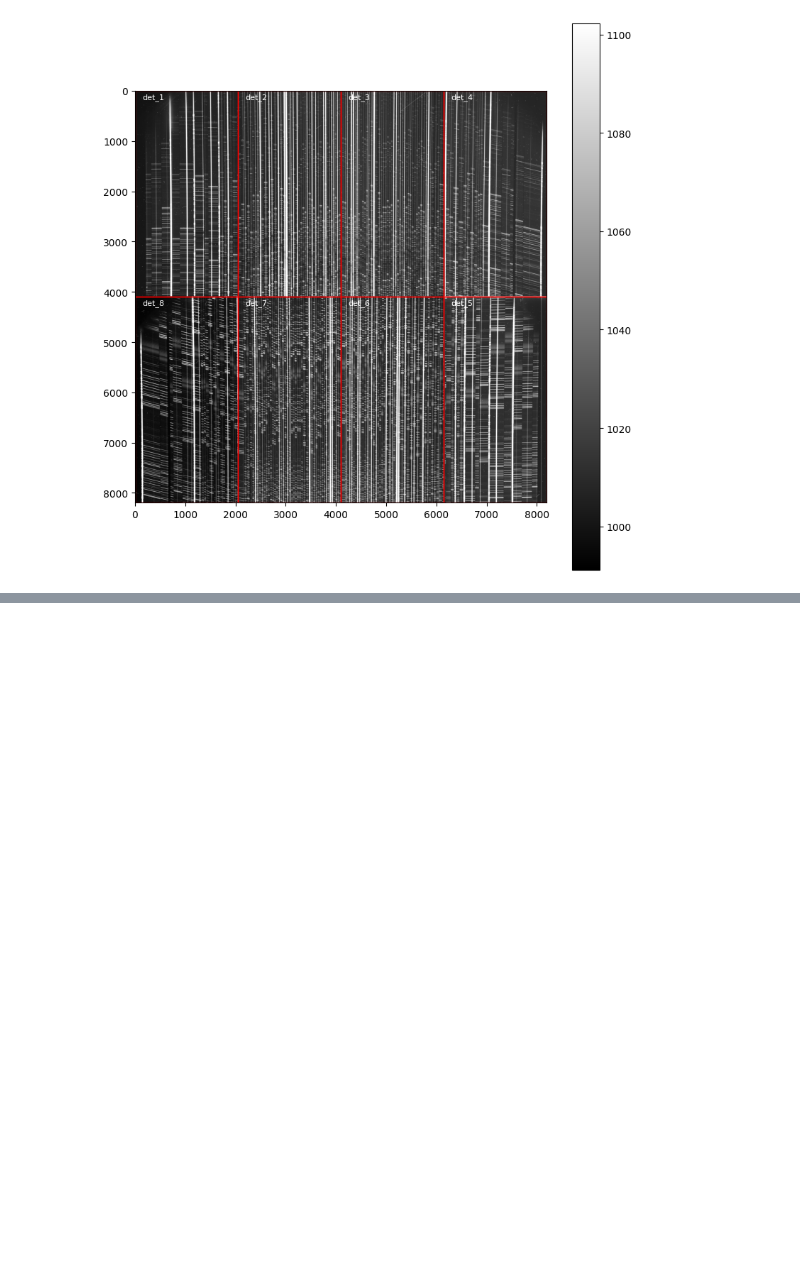
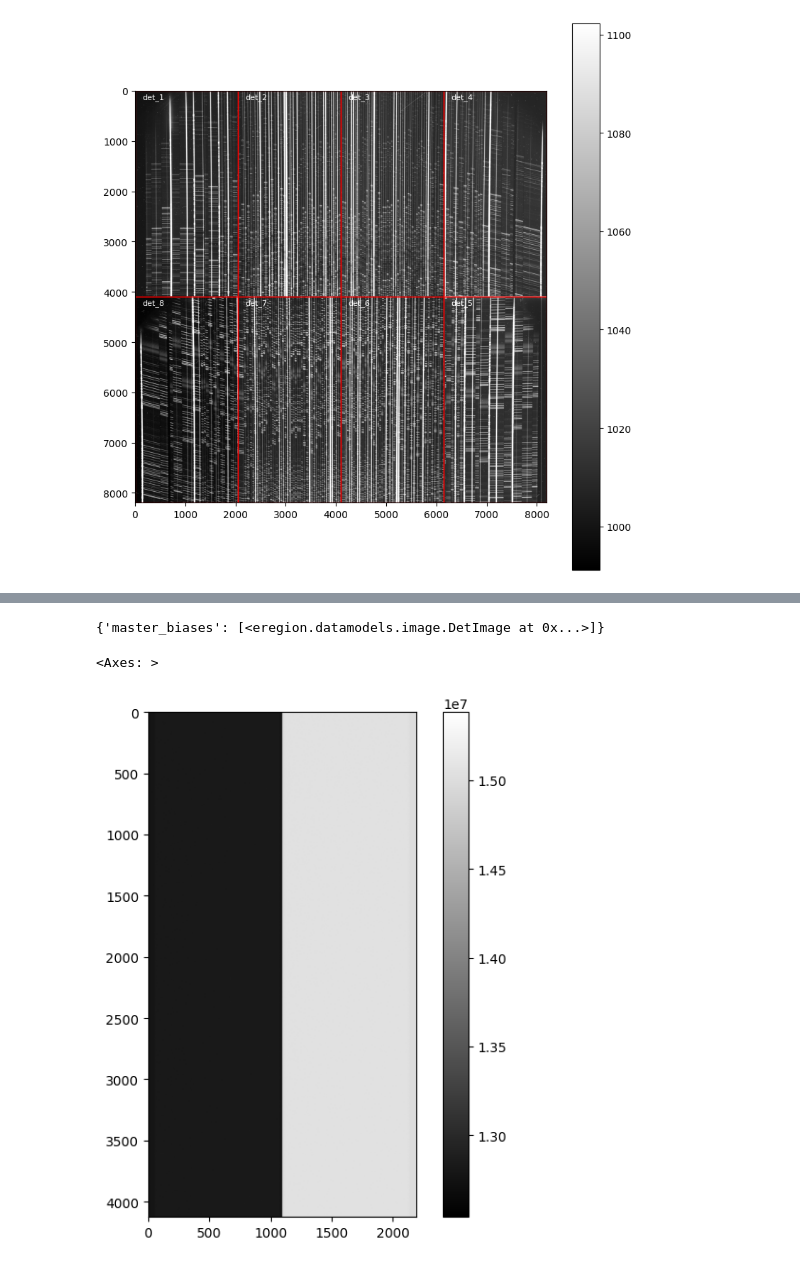
Before and after one commit to CaltechOpticalObservatories/eregion, a Jupyter notebook: playground/test.ipynb, the cells around one changed output, grey strips where cells are left out. Cells and saved outputs as stored; diff of their text form; code cells hidden in the pictures; blank space fills up the shorter version.

```diff
--- a/playground/test.ipynb
+++ b/playground/test.ipynb
@@ -93,0 +115,12 @@ fpimage.show(cmap='gray', vmin=vmin, vmax=vmax)
+# %%
+from eregion.tasks.imagegen import ImageCreator
+from eregion.tasks.calibration import MasterBias
+
+# Create image creator and run it to get bias images
+creator = ImageCreator(detector_config='../eregion/configs/detectors/deimos_singledet.yaml')
+res = creator.run(input_source='/Users/yashvi/Desktop/Detector Characterization Tools/DTU_dettest/DTU_singledet_acceptance/PTC/SCI/20250812-101350/*_bias_*.fits',
+                  identifier_func=guess_image_type_from_filename_DEIMOS)
+
+# Create master bias task and run it
+master_bias_task = MasterBias(method='median')
+mb_res = master_bias_task.run(bias_images=res['bias'])
@@ -93,0 +163,9 @@ fpimage.show(cmap='gray', vmin=vmin, vmax=vmax)
+# %%
+mb_res
+# %% [output]
+{'master_biases': [<eregion.datamodels.image.DetImage at 0x...>]}
+# %%
+mb_res['master_biases'][0].show(cmap='gray')
+# %% [output]
+<Axes: >
+[figure, added]
```
Also changed, not shown: parts of 17 cells of this notebook, 31 other files.
